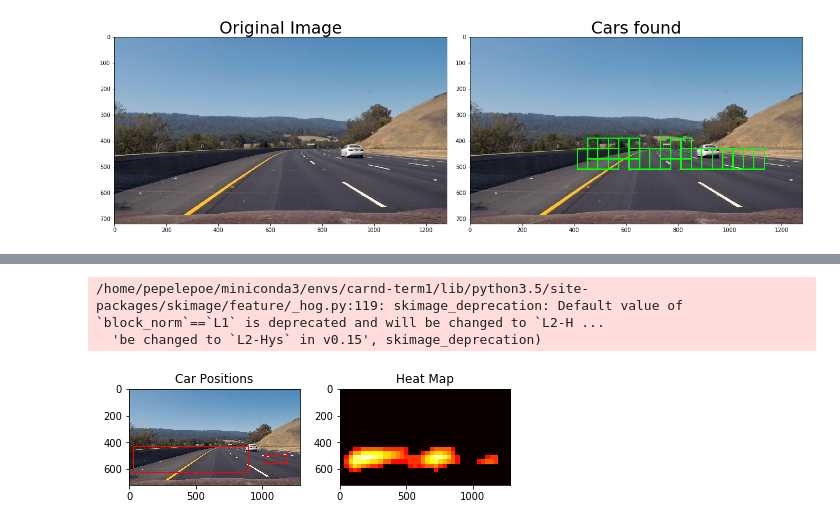
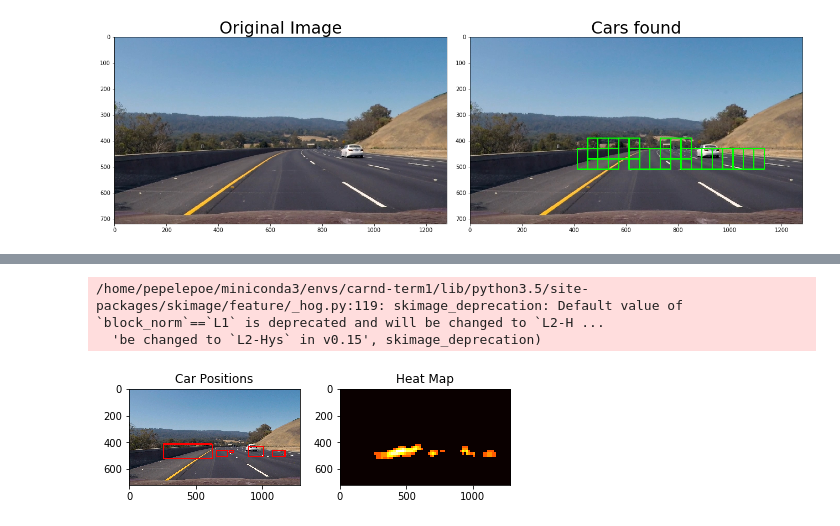
Before and after one commit to joelpou/vehicle-detection, a Jupyter notebook: carDetection.ipynb, the cells around one changed output, grey strips where cells are left out. Drawn from its saved outputs; the diff is of its cells as text; code cells hidden in the pictures.

Commit message:
Find cars returns list

```diff
--- a/carDetection.ipynb
+++ b/carDetection.ipynb
@@ -703,15 +703,15 @@ def find_cars(img, ystart, ystop, scale, svc, X_scaler, orient, pix_per_cell, ce
                 bbox_list.append(((xbox_left, ytop_draw+ystart), #github.com/preritj
                                   (xbox_left+win_draw,ytop_draw+win_draw+ystart)))
 
-    return draw_img
+    return bbox_list
 
-img = mpimg.imread('./test_images/test2.jpg')
+# img = mpimg.imread('./test_images/test2.jpg')
 
 
-ystart = 400
-ystop = 600
-scale = 1.5
+# ystart = 400
+# ystop = 600
+# scale = 1.5
 
-out_img = find_cars(img, ystart, ystop, scale, svc, Xscaler, orient, pix_per_cell, cell_per_block, spatialSize, histBins)
+# out_img = find_cars(img, ystart, ystop, scale, svc, Xscaler, orient, pix_per_cell, cell_per_block, spatialSize, histBins)
 
-plt.imshow(out_img)
+# plt.imshow(out_img)
@@ -748,47 +743,47 @@ bbox_list.append(find_cars(img, ystart, ystop, scale, svc, Xscaler,
                                 orient, pix_per_cell, cell_per_block,
                                 spatialSize, histBins))
 
-ystart = 400
-ystop = 600
-scale = 1.5
-bbox_list.append(find_cars(img, ystart, ystop, scale, svc, Xscaler,
-                                orient, pix_per_cell, cell_per_block,
-                                spatialSize, histBins))
+# ystart = 400
+# ystop = 600
+# scale = 1.5
+# bbox_list.append(find_cars(img, ystart, ystop, scale, svc, Xscaler,
+#                                 orient, pix_per_cell, cell_per_block,
+#                                 spatialSize, histBins))
 
-ystart = 400
-ystop = 656
-scale = 2.0
-bbox_list.append(find_cars(img, ystart, ystop, scale, svc, Xscaler,
-                                orient, pix_per_cell, cell_per_block,
-                                spatialSize, histBins))
+# ystart = 400
+# ystop = 656
+# scale = 2.0
+# bbox_list.append(find_cars(img, ystart, ystop, scale, svc, Xscaler,
+#                                 orient, pix_per_cell, cell_per_block,
+#                                 spatialSize, histBins))
 
 bbox_list = [item for sublist in bbox_list for item in sublist]
 
 
 heat = np.zeros_like(img[:,:,0]).astype(np.float)
 
 # Add heat to each box in box list
 heat = add_heat(heat,bbox_list)
 
 # Apply threshold to help remove false positives
 heat = apply_threshold(heat,5)
 
 # Visualize the heatmap when displaying
 heatmap = np.clip(heat, 0, 255)
 
 # Find final boxes from heatmap using label function
 labels = label(heatmap)
 draw_img = draw_labeled_bboxes(np.copy(img), labels)
 
 fig = plt.figure()
 plt.subplot(121)
 plt.imshow(draw_img)
 plt.title('Car Positions')
 plt.subplot(122)
 plt.imshow(heatmap, cmap='hot')
 plt.title('Heat Map')
 fig.tight_layout()
 # %% [output]
 /home/pepelepoe/miniconda3/envs/carnd-term1/lib/python3.5/site-packages/skimage/feature/_hog.py:119: skimage_deprecation: Default value of `block_norm`==`L1` is deprecated and will be changed to `L2-H ...
   'be changed to `L2-Hys` in v0.15', skimage_deprecation)
-[figure, old version]
+[figure, new version]
```
Also changed, not shown: parts of 1 cell of this notebook.
